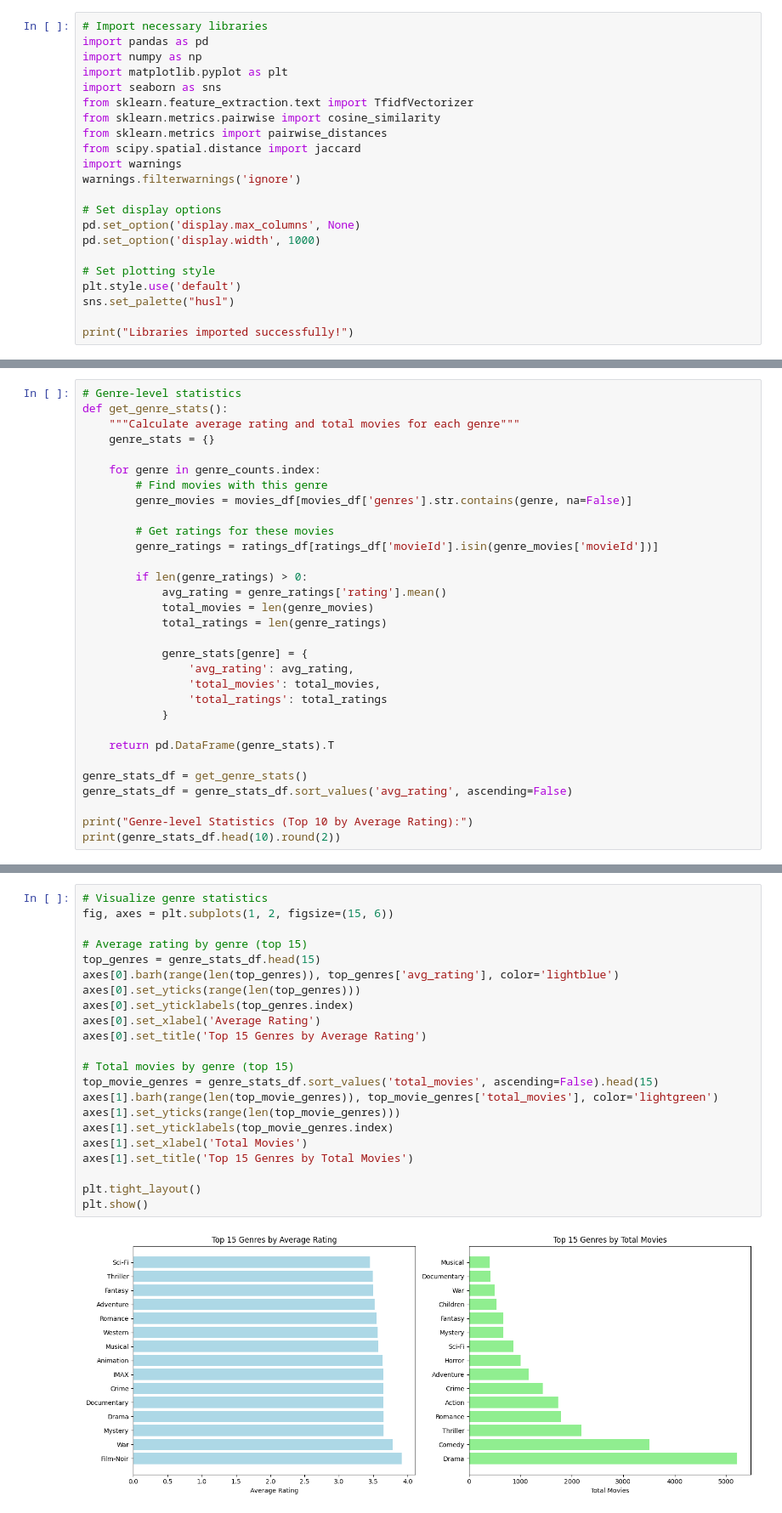
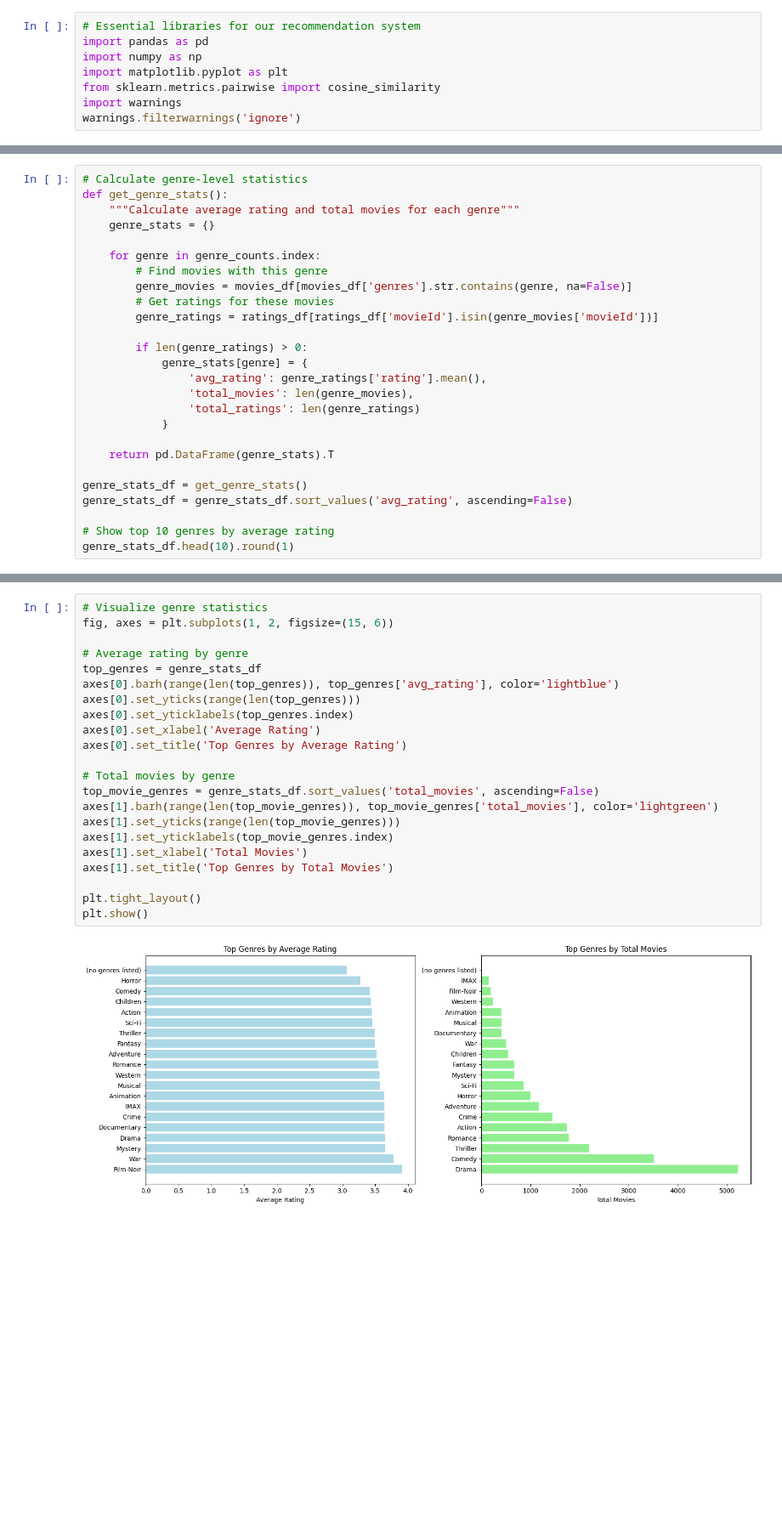
Before and after one commit to dobhalbipul/movie-recommendation-system, a Jupyter notebook: notebooks/movie_recommendation_system.ipynb, the cells around one changed output, grey strips where cells are left out. Shown at 85% size. Cells and saved outputs as stored; diff of their text form; blank space fills up the shorter version.

```diff
--- a/notebooks/movie_recommendation_system.ipynb
+++ b/notebooks/movie_recommendation_system.ipynb
@@ -16,22 +19,8 @@ This notebook implements a comprehensive movie recommendation system for MyNextM
 # %%
-# Import necessary libraries
+# Essential libraries for our recommendation system
 import pandas as pd
 import numpy as np
 import matplotlib.pyplot as plt
-import seaborn as sns
-from sklearn.feature_extraction.text import TfidfVectorizer
 from sklearn.metrics.pairwise import cosine_similarity
-from sklearn.metrics import pairwise_distances
-from scipy.spatial.distance import jaccard
 import warnings
 warnings.filterwarnings('ignore')
-
-# Set display options
-pd.set_option('display.max_columns', None)
-pd.set_option('display.width', 1000)
-
-# Set plotting style
-plt.style.use('default')
-sns.set_palette("husl")
-
-print("Libraries imported successfully!")
@@ -214,5 +206,5 @@ plt.show()
 # %%
-# Genre-level statistics
+# Calculate genre-level statistics
 def get_genre_stats():
     """Calculate average rating and total movies for each genre"""
     genre_stats = {}
@@ -220,19 +212,14 @@ def get_genre_stats():
     for genre in genre_counts.index:
         # Find movies with this genre
         genre_movies = movies_df[movies_df['genres'].str.contains(genre, na=False)]
-
         # Get ratings for these movies
         genre_ratings = ratings_df[ratings_df['movieId'].isin(genre_movies['movieId'])]
 
         if len(genre_ratings) > 0:
-            avg_rating = genre_ratings['rating'].mean()
-            total_movies = len(genre_movies)
-            total_ratings = len(genre_ratings)
-
             genre_stats[genre] = {
-                'avg_rating': avg_rating,
-                'total_movies': total_movies,
-                'total_ratings': total_ratings
+                'avg_rating': genre_ratings['rating'].mean(),
+                'total_movies': len(genre_movies),
+                'total_ratings': len(genre_ratings)
             }
 
     return pd.DataFrame(genre_stats).T
@@ -240,6 +227,6 @@ def get_genre_stats():
 genre_stats_df = get_genre_stats()
 genre_stats_df = genre_stats_df.sort_values('avg_rating', ascending=False)
 
-print("Genre-level Statistics (Top 10 by Average Rating):")
-print(genre_stats_df.head(10).round(2))
+# Show top 10 genres by average rating
+genre_stats_df.head(10).round(1)
 # %% [output]
@@ -258,25 +244,25 @@ Western            3.57         235.0         2314.0
 # %%
 # Visualize genre statistics
 fig, axes = plt.subplots(1, 2, figsize=(15, 6))
 
-# Average rating by genre (top 15)
-top_genres = genre_stats_df.head(15)
+# Average rating by genre
+top_genres = genre_stats_df
 axes[0].barh(range(len(top_genres)), top_genres['avg_rating'], color='lightblue')
 axes[0].set_yticks(range(len(top_genres)))
 axes[0].set_yticklabels(top_genres.index)
 axes[0].set_xlabel('Average Rating')
-axes[0].set_title('Top 15 Genres by Average Rating')
+axes[0].set_title('Top Genres by Average Rating')
 
-# Total movies by genre (top 15)
-top_movie_genres = genre_stats_df.sort_values('total_movies', ascending=False).head(15)
+# Total movies by genre
+top_movie_genres = genre_stats_df.sort_values('total_movies', ascending=False)
 axes[1].barh(range(len(top_movie_genres)), top_movie_genres['total_movies'], color='lightgreen')
 axes[1].set_yticks(range(len(top_movie_genres)))
 axes[1].set_yticklabels(top_movie_genres.index)
 axes[1].set_xlabel('Total Movies')
-axes[1].set_title('Top 15 Genres by Total Movies')
+axes[1].set_title('Top Genres by Total Movies')
 
 plt.tight_layout()
 plt.show()
 # %% [output]
-[figure, old version]
+[figure, new version]
 # %% [markdown]
```
Also changed, not shown: parts of 59 cells of this notebook, 4 other files.
